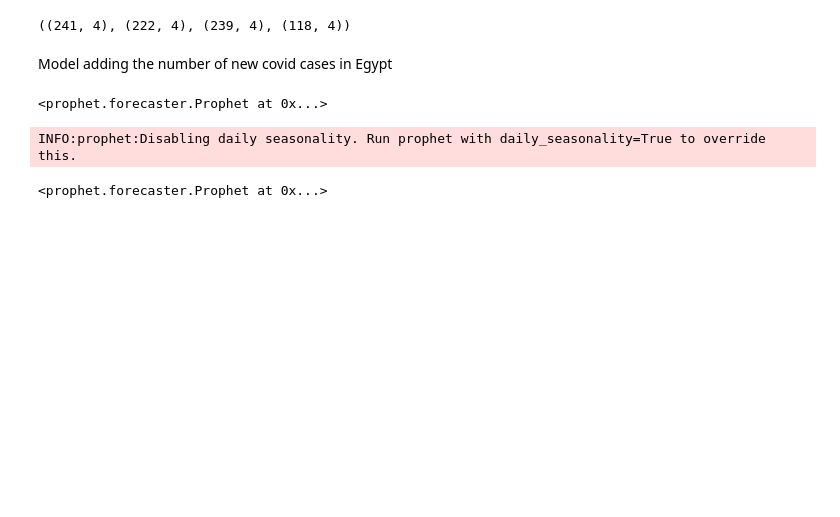
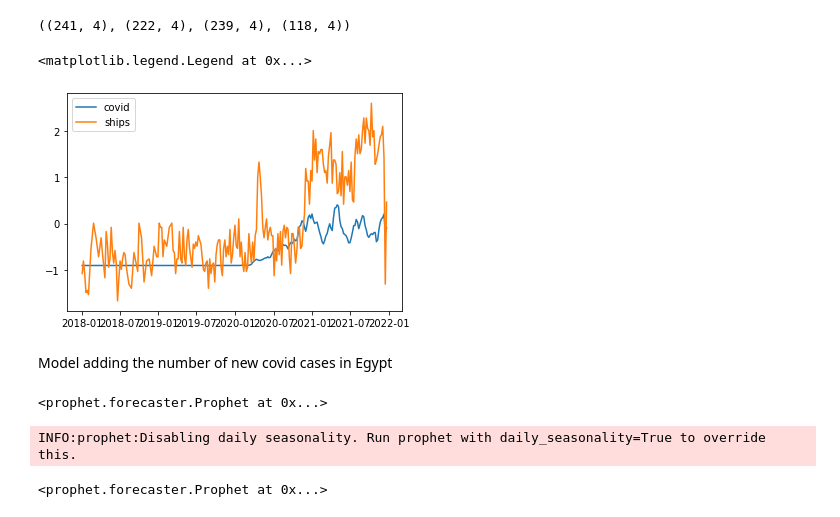
Before and after one commit to lifewinning/MLTSA22_final, a Jupyter notebook: TimeSeriesAnalysis_02.ipynb, the cells around one changed output. Drawn from its saved outputs; the diff is of its cells as text; code cells hidden in the pictures; blank space fills up the shorter version.

```diff
--- a/TimeSeriesAnalysis_02.ipynb
+++ b/TimeSeriesAnalysis_02.ipynb
@@ -264,3 +270,10 @@ singapore_covid['New_cases'] =  singapore_covid['New_cases'].fillna(0)
+# %%
+pl.plot(long_beach_covid.ds, long_beach_covid.New_cases, label='covid')
+pl.plot(long_beach_covid.ds, long_beach_covid.y, label='ships')
+pl.legend()
+# %% [output]
+<matplotlib.legend.Legend at 0x...>
+[figure, added]
 # %% [markdown]
 Model adding the number of new covid cases in Egypt
 # %%
```
Also changed, not shown: parts of 13 cells of this notebook.
